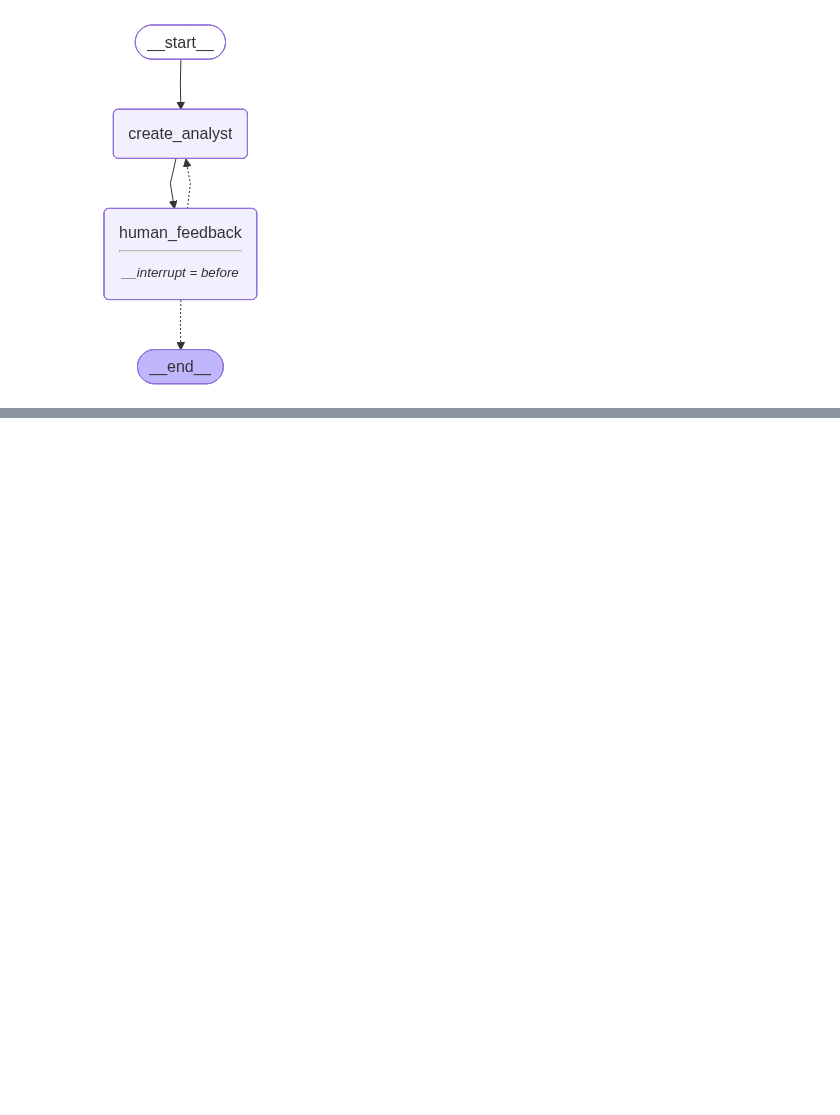
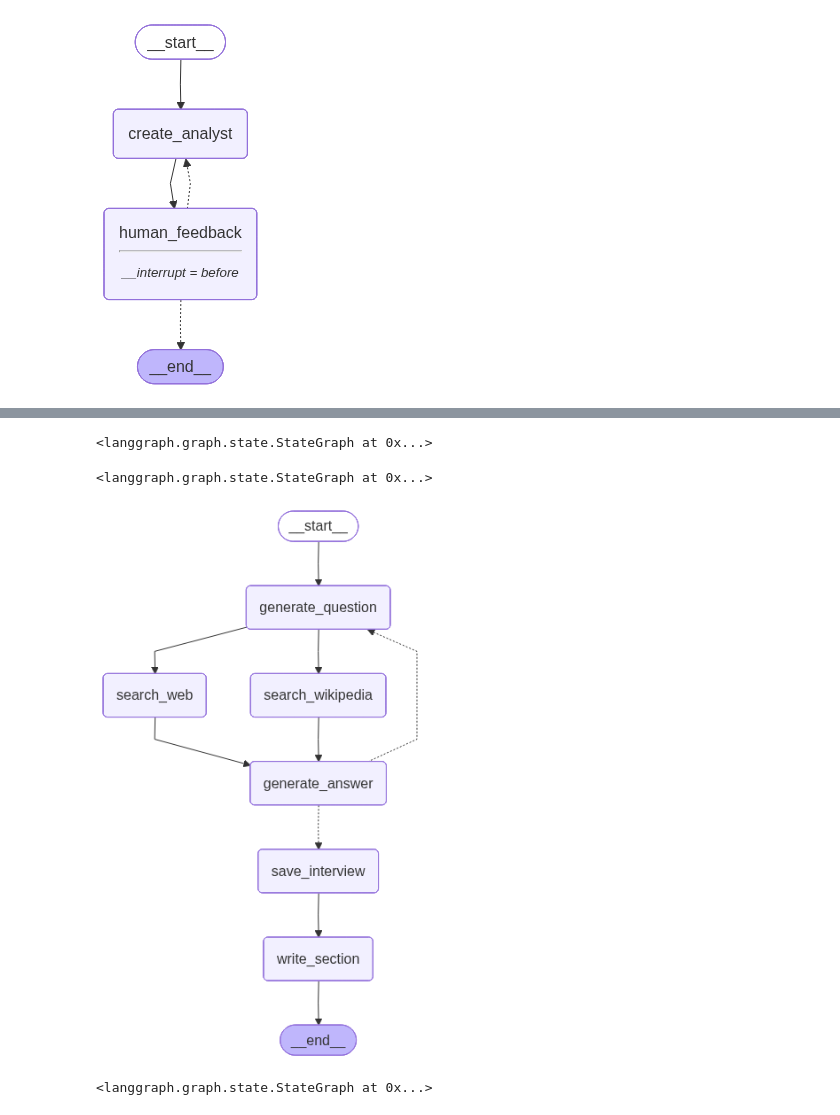
Before and after one commit to amitkumar981/deep_research_workflow, a Jupyter notebook: deep_research/backend_server/notebooks/test.ipynb, the cells around one changed output, grey strips where cells are left out. Saved outputs shown, nothing was run; the diff lists cells and outputs as text; code cells hidden in the pictures; blank space fills up the shorter version.

```diff
--- a/deep_research/backend_server/notebooks/test.ipynb
+++ b/deep_research/backend_server/notebooks/test.ipynb
@@ -203,0 +576,32 @@ Description: Liam analyzes market trends and the economic impact of adopting new
+# %%
+interview_builder = StateGraph(InterviewState)
+# %%
+# add nodes
+interview_builder.add_node("generate_question",generate_question)
+interview_builder.add_node('search_web',search_web)
+interview_builder.add_node("search_wikipedia",search_wikipedia)
+interview_builder.add_node("generate_answer",generate_answer)
+interview_builder.add_node('save_interview',save_interview)
+interview_builder.add_node('write_section',write_section)
+# %% [output]
+<langgraph.graph.state.StateGraph at 0x...>
+# %%
+#add edges
+interview_builder.add_edge(START,"generate_question")
+interview_builder.add_edge('generate_question','search_web')
+interview_builder.add_edge('generate_question','search_wikipedia')
+interview_builder.add_edge('search_web','generate_answer')
+interview_builder.add_edge('search_wikipedia','generate_answer')
+interview_builder.add_conditional_edges('generate_answer',route_messages,
+                                        ['generate_question',
+                                        'save_interview'])
+interview_builder.add_edge('save_interview','write_section')
+interview_builder.add_edge('write_section',END)
+# %% [output]
+<langgraph.graph.state.StateGraph at 0x...>
+# %%
+interview_graph = interview_builder.compile(checkpointer=memory_saver).with_config(run_name = "Conduct Interview")
+# %%
+display(Image(interview_graph.get_graph().draw_mermaid_png()))
+# %% [output]
+[figure, added]
@@ -203,0 +766,22 @@ Description: Liam analyzes market trends and the economic impact of adopting new
+# %%
+# Add nodes and edges
+builder = StateGraph(ResearchGraphState)
+builder.add_node("create_analysts", create_analyst)
+builder.add_node("human_feedback", human_feedback)
+builder.add_node("conduct_interview", interview_builder.compile())
+builder.add_node("write_report",write_report)
+builder.add_node("write_introduction",write_introduction)
+builder.add_node("write_conclusion",write_conclusion)
+builder.add_node("finalize_report",finalize_report)
+
+# Logic
+builder.add_edge(START, "create_analysts")
+builder.add_edge("create_analysts", "human_feedback")
+builder.add_conditional_edges("human_feedback", initiate_all_interviews, ["create_analysts", "conduct_interview"])
+builder.add_edge("conduct_interview", "write_report")
+builder.add_edge("conduct_interview", "write_introduction")
+builder.add_edge("conduct_interview", "write_conclusion")
+builder.add_edge(["write_conclusion", "write_report", "write_introduction"], "finalize_report")
+builder.add_edge("finalize_report", END)
+# %% [output]
+<langgraph.graph.state.StateGraph at 0x...>
```
Also changed, not shown: parts of 56 cells of this notebook, 19 other files.
